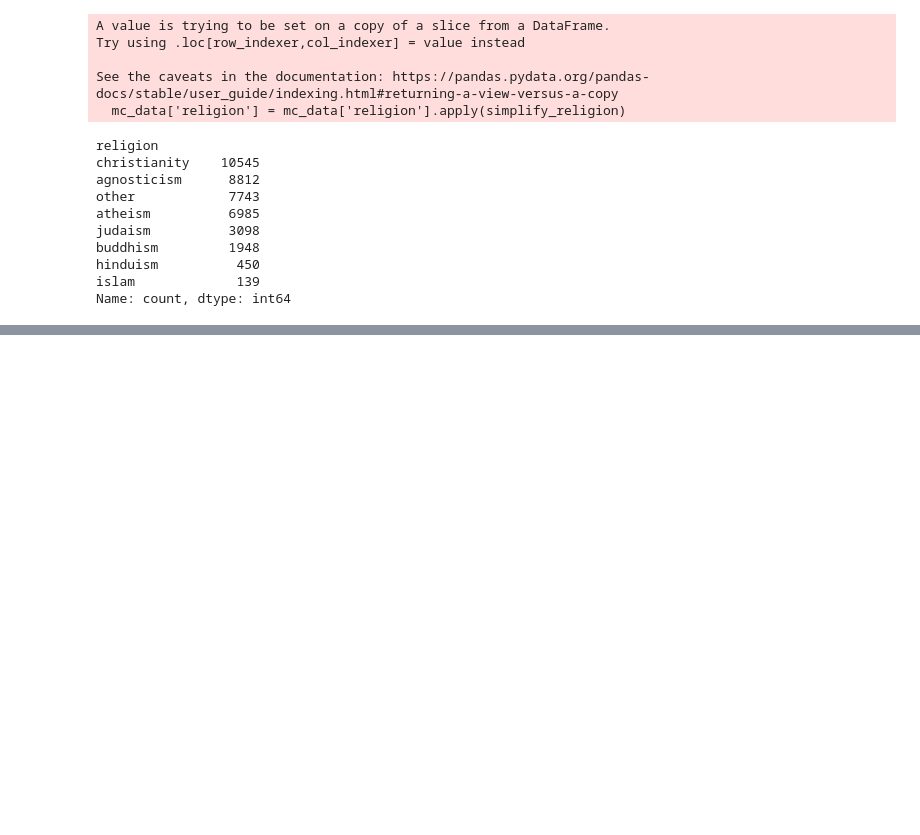
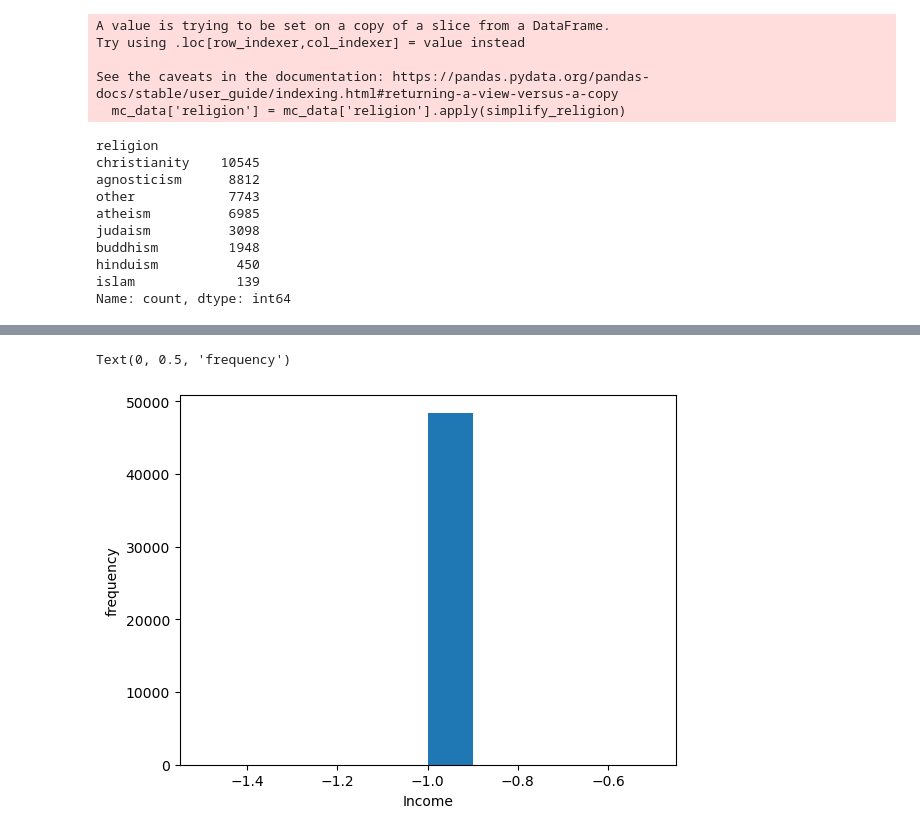
Before and after one commit to CrisFC4/OKCupid_ML_Project, a Jupyter notebook: date-a-scientist.ipynb, the cells around one changed output, grey strips where cells are left out. Cells and saved outputs as stored; diff of their text form; code cells hidden in the pictures; blank space fills up the shorter version.

```diff
--- a/date-a-scientist.ipynb
+++ b/date-a-scientist.ipynb
@@ -483,0 +537,8 @@ Name: count, dtype: int64
+# %%
+income = mc_data.income[data.income < 10000]
+plt.hist(income, bins=10)
+plt.xlabel('Income')
+plt.ylabel('frequency')
+# %% [output]
+Text(0, 0.5, 'frequency')
+[figure, added]
```
Also changed, not shown: parts of 8 cells of this notebook.
